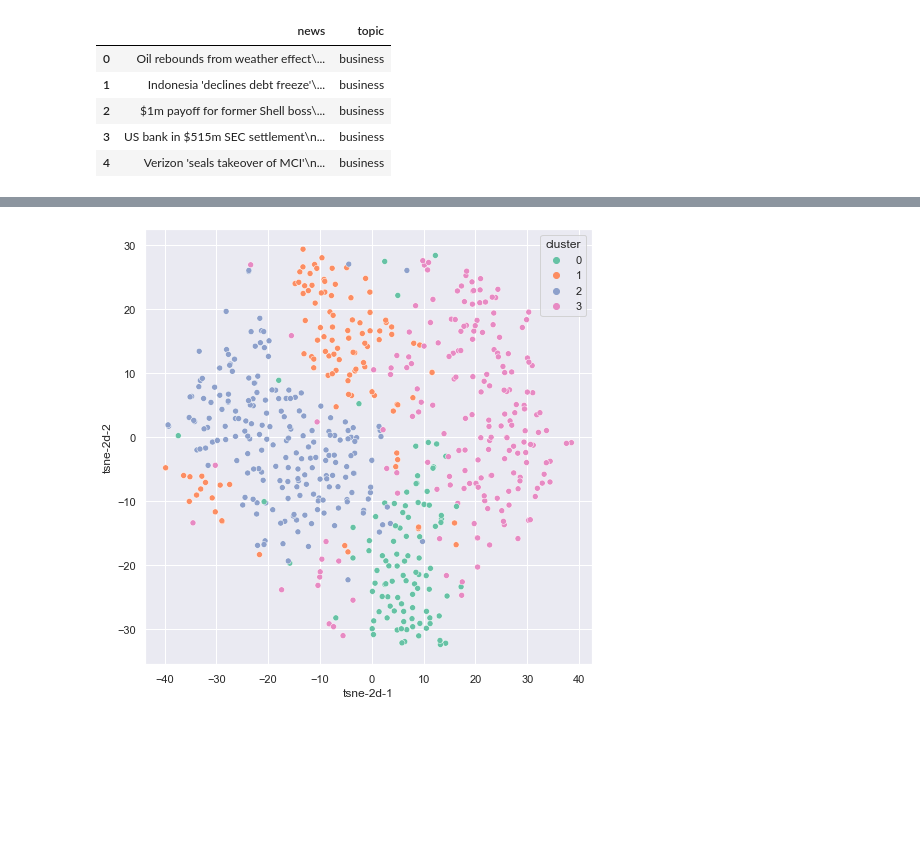
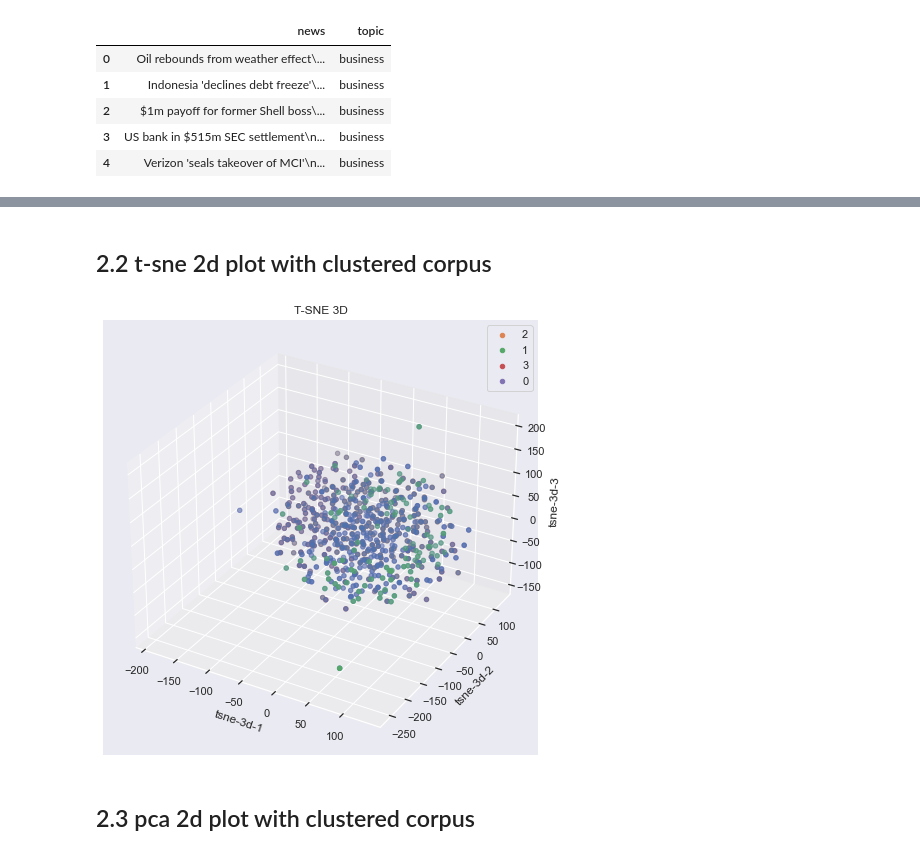
Before and after one commit to DSDanielPark/corpus-show, a Jupyter notebook: tutorials/corpusshow_tutorial.ipynb, the cells around one changed output, grey strips where cells are left out. Cells and saved outputs as stored; diff of their text form; code cells hidden in the pictures; blank space fills up the shorter version.

```diff
--- a/tutorials/corpusshow_tutorial.ipynb
+++ b/tutorials/corpusshow_tutorial.ipynb
@@ -272,5 +162,9 @@ df_returned = cc.quick_cluster_show('tsne2d', False, 'fig5.png')
+# %% [markdown]
+## 2.2 t-sne 2d plot with clustered corpus
 # %%
-df_returned = cc.quick_cluster_show('tsne2d', False, 'fig6.png')
+df_returned = cc.quick_cluster_show('tsne3d', False, 'fig6.png')
 # %% [output]
-[figure, old version]
+[figure, new version]
+# %% [markdown]
+## 2.3 pca 2d plot with clustered corpus
 # %%
```
Also changed, not shown: parts of 19 cells of this notebook.
